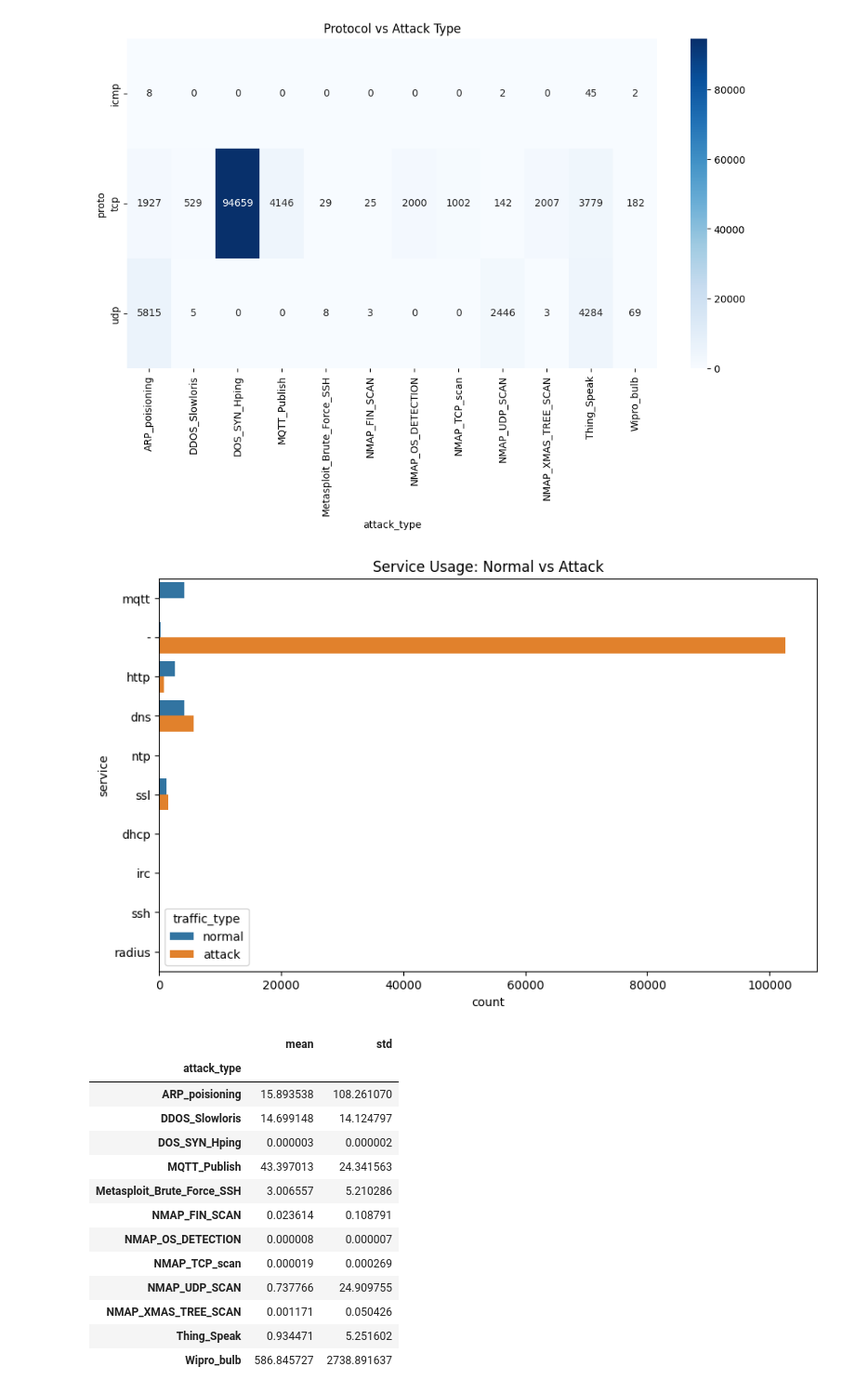
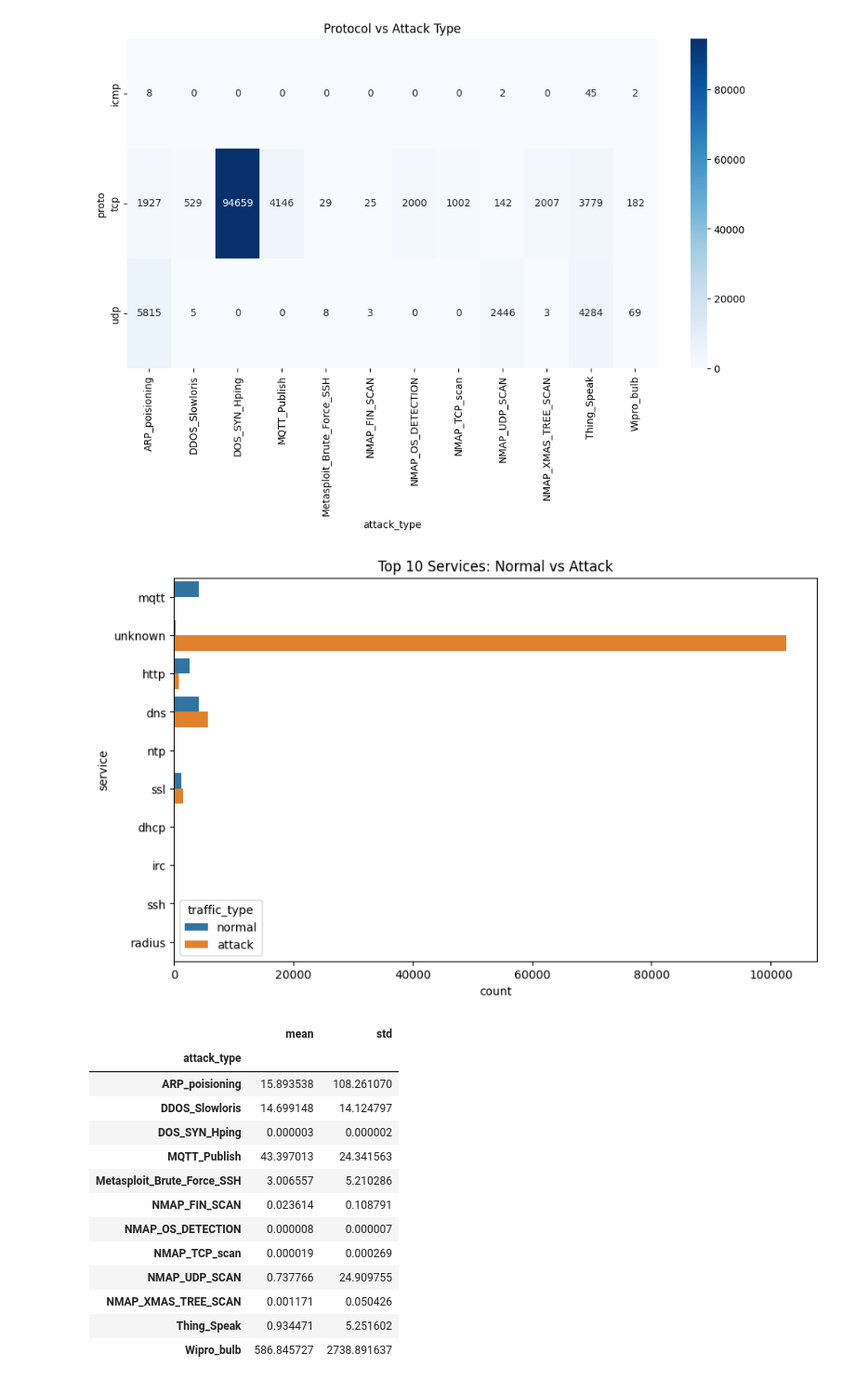
Before and after one commit to qjasrubang01-design/Rubang-Jethro-Aaron-S.-CPE-311, a Jupyter notebook: Seatwork 10.1 Case Study Improving RT-IoT2022 Analysis.ipynb, the cells around one changed output. Shown at 93% size. Saved outputs shown, nothing was run; the diff lists cells and outputs as text; code cells hidden in the pictures.

```diff
--- a/draft Seatwork 10.1 Case Study Improving RT-IoT2022 Analysis.ipynb
+++ b/Seatwork 10.1 Case Study Improving RT-IoT2022 Analysis.ipynb
@@ -93,14 +101,22 @@ plt.title('Protocol vs Attack Type')
 plt.show()
 # %% [output]
 [figure]
-# %%
-# Service usage by traffic type
-plt.figure(figsize=(10,6))
-sns.countplot(y='service', hue='traffic_type', data=df)
-plt.title("Service Usage: Normal vs Attack")
-plt.show()
-# %% [output]
-[figure, removed]
+# %%
+df['service'] = df['service'].replace('-', 'unknown')
+# %%
+top_services = df['service'].value_counts().head(10).index
+
+plt.figure(figsize=(10,6))
+sns.countplot(
+    y='service',
+    hue='traffic_type',
+    data=df[df['service'].isin(top_services)]
+)
+
+plt.title("Top 10 Services: Normal vs Attack")
+plt.show()
+# %% [output]
+[figure, added]
 # %%
 # flow duration by attack type
 df.groupby('attack_type')['flow_duration'].agg(['mean','std'])
```
Also changed, not shown: parts of 3 cells of this notebook.
